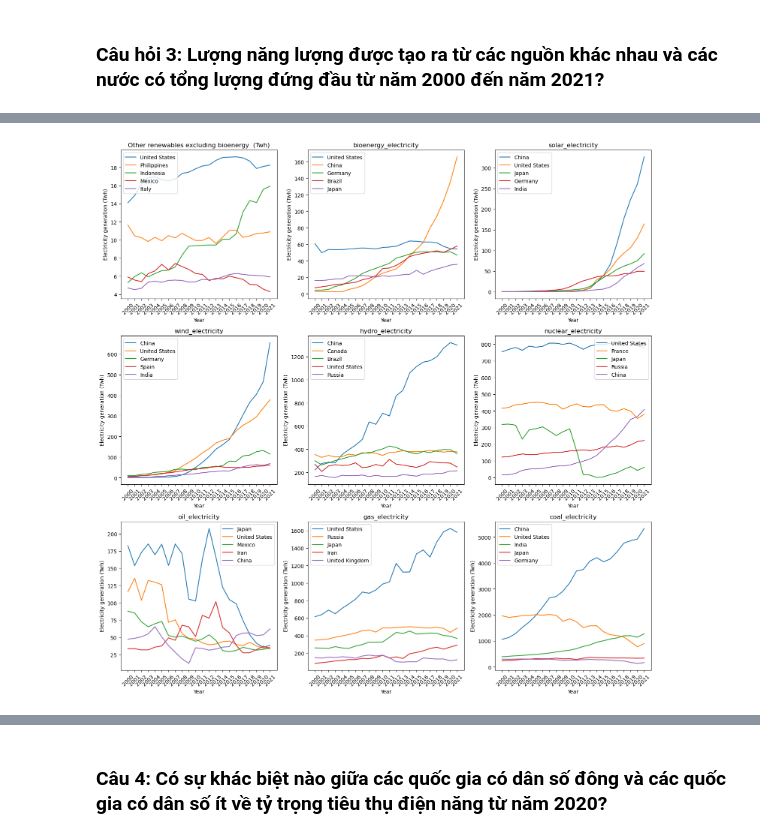
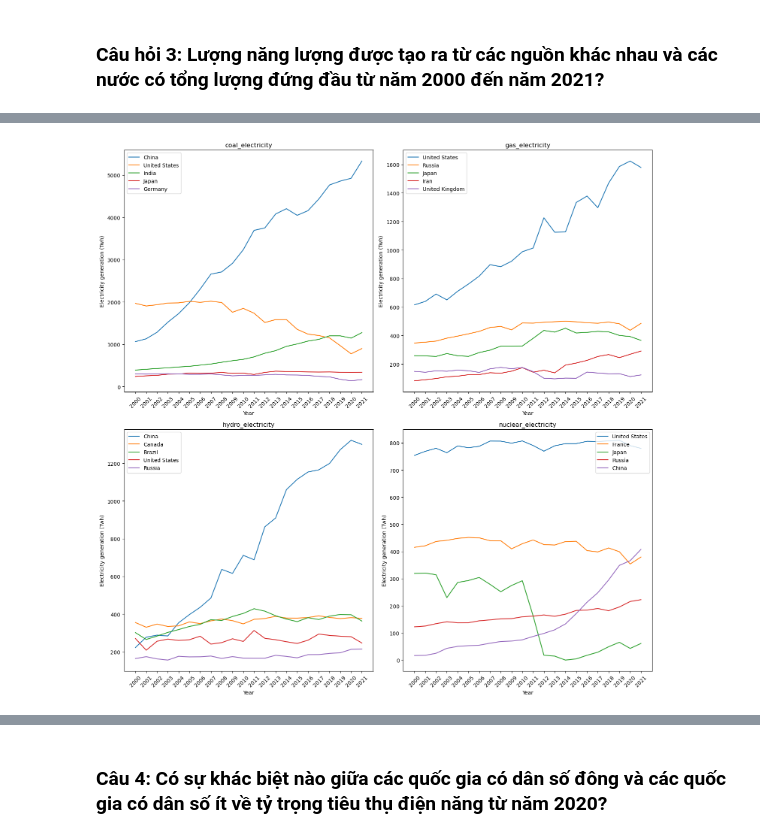
Before and after one commit to phuc-gn/Data-Visualisation-course-HCMUS, a Jupyter notebook: Lab_1/source_codes/notebook.ipynb, the cells around one changed output, grey strips where cells are left out. Drawn from its saved outputs; the diff is of its cells as text; code cells hidden in the pictures.

```diff
--- a/Lab_1/source_codes/notebook.ipynb
+++ b/Lab_1/source_codes/notebook.ipynb
@@ -442,33 +477,33 @@ Tính phù hợp của biểu đồ đối với các trường dữ liệu đư
 # %%
 grouped = raw_df.groupby(['country', 'year']).sum()
 
-# Plot the data for each energy source
-energy_sources = ['Other renewables excluding bioenergy  (Twh)', 'bioenergy_electricity',
-       'solar_electricity', 'wind_electricity', 'hydro_electricity',
-       'nuclear_electricity', 'oil_electricity', 'gas_electricity',
-       'coal_electricity']
+selected_sources = ['coal_electricity', 'gas_electricity', 'hydro_electricity', 'nuclear_electricity']
 
-fig, axs = plt.subplots(3, 3, figsize=(15, 15))  # Adjust the figure size if necessary
+
+# Plot the data for each selected source
+
+
+fig, axs = plt.subplots(2, 2, figsize=(15, 15))  # Adjust the figure size if necessary
 axs = axs.flatten()  # Flatten the axes array
 
-totals = raw_df.groupby('country')[energy_sources].sum()
-for i, source in enumerate(energy_sources):
+totals = raw_df.groupby('country')[selected_sources].sum()
+for i, source in enumerate(selected_sources):
     top_countries = totals[source].nlargest(5).index
 
     for country in top_countries:
         data = raw_df[raw_df['country'] == country]
         data = data.sort_values('year')
         axs[i].plot(data['year'], data[source], label=country)
 
     axs[i].set_title(f'{source}')
     axs[i].set_xlabel('Year')
     axs[i].set_ylabel('Electricity generation (Twh)')
     axs[i].set_xticks(range(min(data['year']), max(data['year'])+1, 1))
     axs[i].legend()
     axs[i].tick_params(axis='x', rotation = 45)
 
 
 plt.tight_layout()
 plt.show()
 # %% [output]
-[figure, old version]
+[figure, new version]
```
Also changed, not shown: parts of 5 cells of this notebook.
